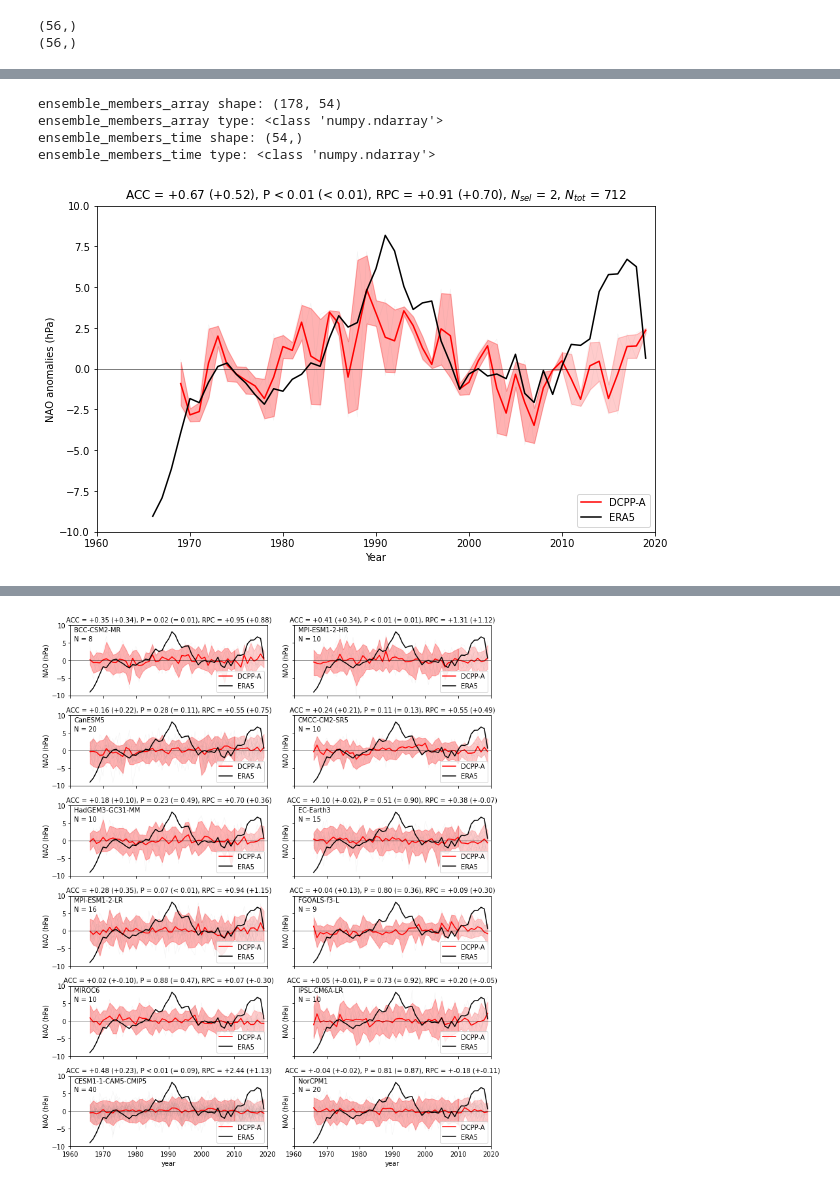
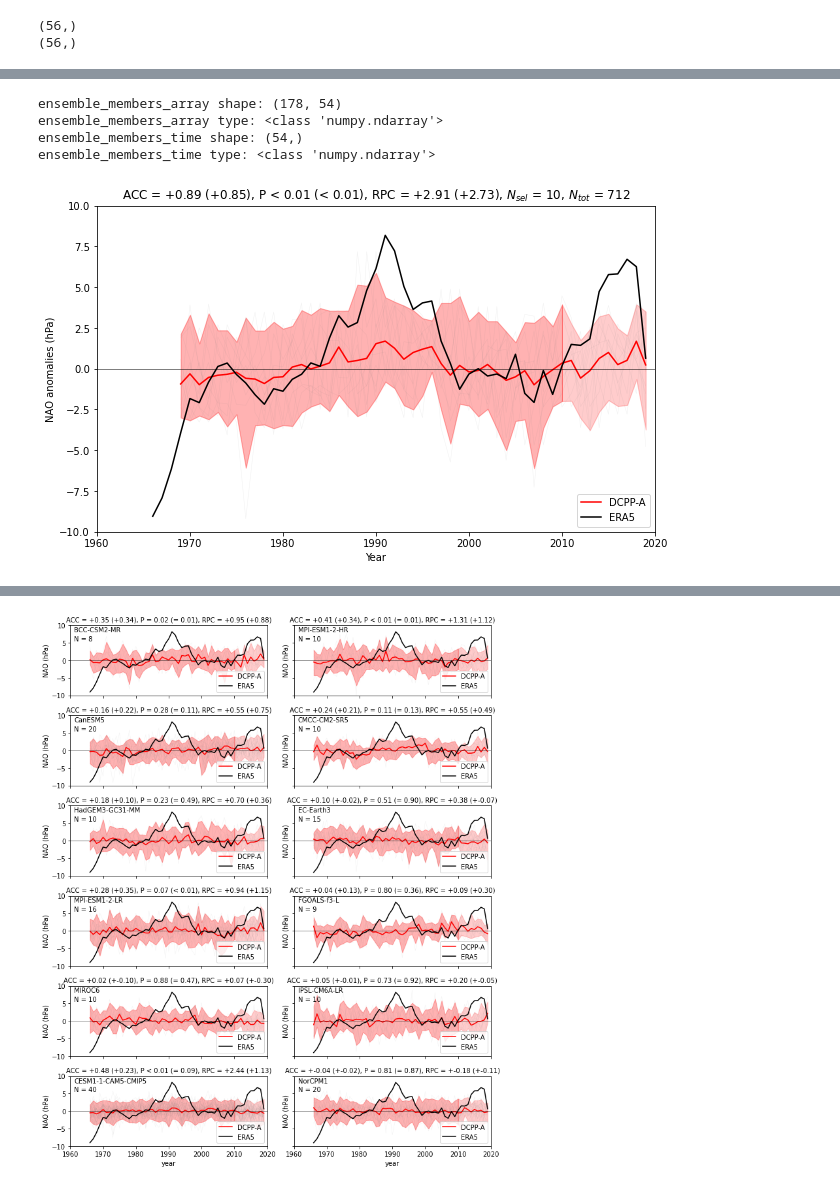
Before and after one commit to benhutchmet/multi-model-jasmin, a Jupyter notebook: plotting.ipynb, the cells around one changed output, grey strips where cells are left out. Cells and saved outputs as stored; diff of their text form; code cells hidden in the pictures.

Commit message:
correction to confidence intervals for lagged and adjusted plot

```diff
--- a/plotting.ipynb
+++ b/plotting.ipynb
@@ -60,13 +60,13 @@ functions.plot_random_ensemble_members_and_stats(dictionaries.models, model_time
 # %%
 # same as above but with optimization for high ACC scores
 # using greedy otimization
-functions.plot_random_ensemble_members_and_stats_optimize(dictionaries.models, model_time_by_model, model_nao_anoms_by_model, obs_nao_anom, obs_time, no_ensemble_members=2)
+functions.plot_random_ensemble_members_and_stats_optimize(dictionaries.models, model_time_by_model, model_nao_anoms_by_model, obs_nao_anom, obs_time, no_ensemble_members=10)
 # %% [output]
 ensemble_members_array shape: (178, 54)
 ensemble_members_array type: <class 'numpy.ndarray'>
 ensemble_members_time shape: (54,)
 ensemble_members_time type: <class 'numpy.ndarray'>
-[figure, old version]
+[figure, new version]
 # %%
 # # 50 members
 # functions.plot_random_ensemble_members_and_stats_optimize(dictionaries.models, model_time_by_model, model_nao_anoms_by_model, obs_nao_anom, obs_time, no_ensemble_members=50)
```
Also changed, not shown: parts of 5 cells of this notebook, 1 other file.
